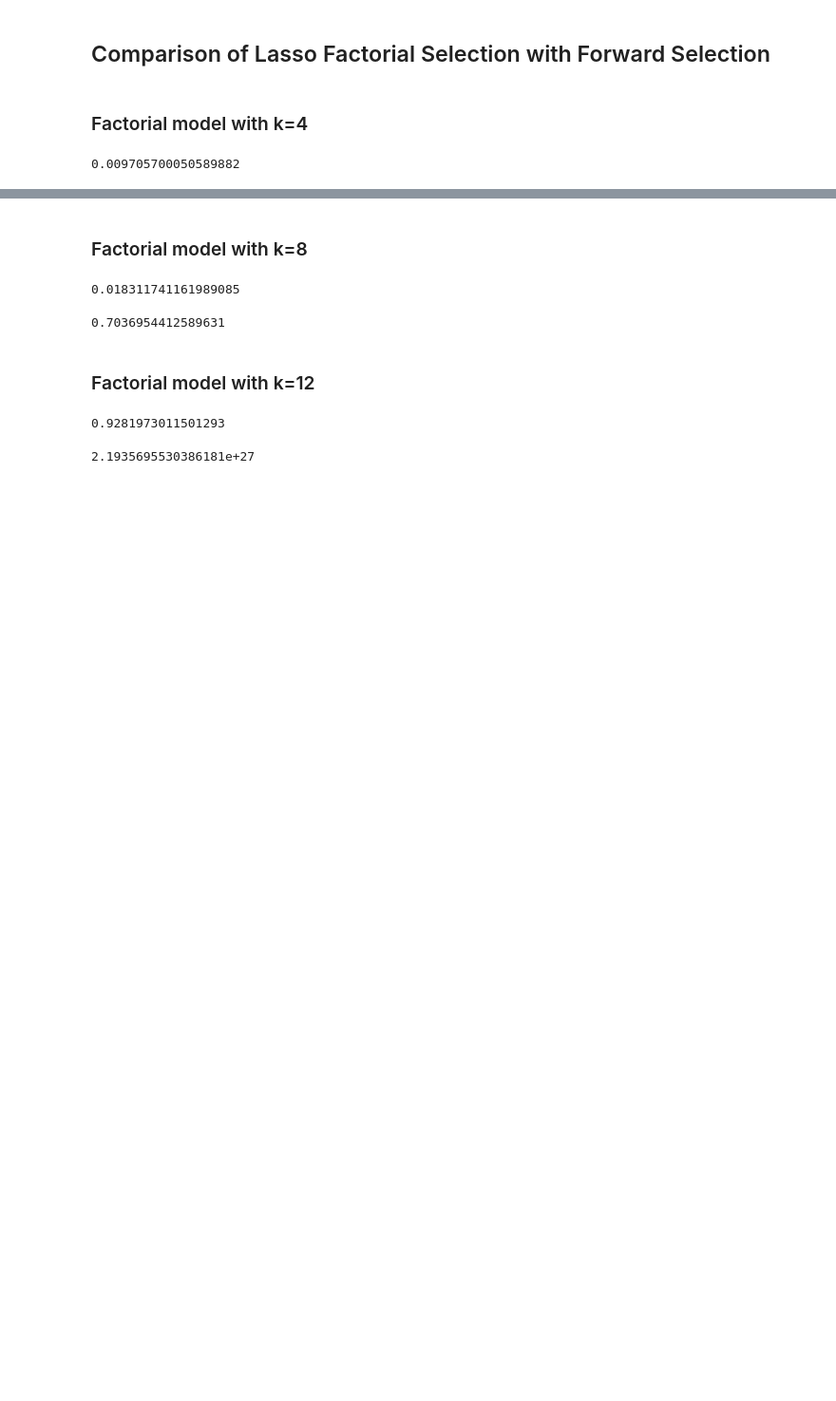
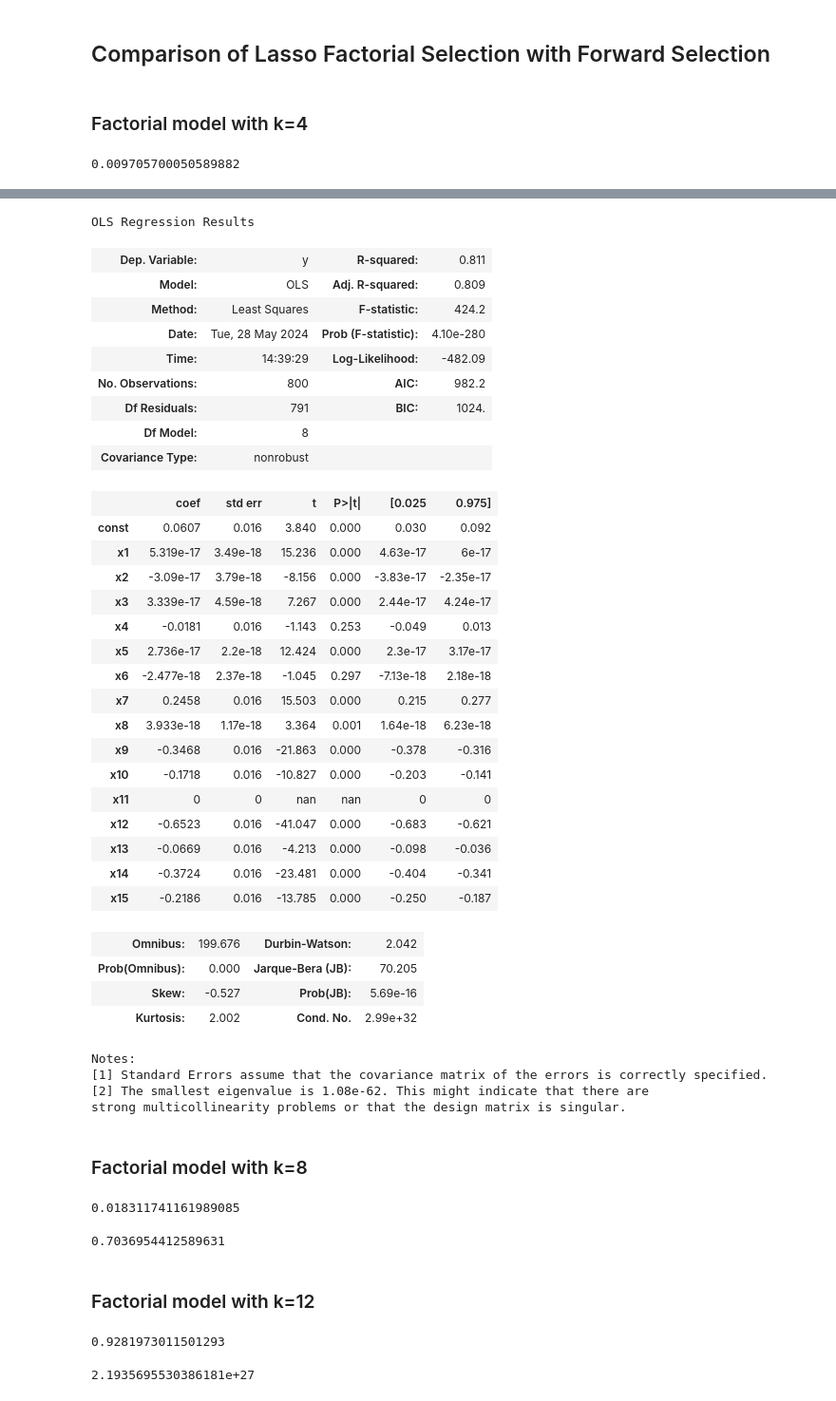
Before and after one commit to qc2321/causal-factorial, a Jupyter notebook: lasso_factorial_selection/lasso_vs_forward.ipynb, the cells around one changed output, grey strips where cells are left out. Shown: that part at 95% size. Saved outputs shown, nothing was run; the diff lists cells and outputs as text; code cells hidden in the pictures; blank space fills up the shorter version.

```diff
--- a/lasso_factorial_selection/lasso_vs_forward.ipynb
+++ b/lasso_factorial_selection/lasso_vs_forward.ipynb
@@ -46,3 +46,42 @@ print(fs_k4.mse)
+# %%
+# Compare betas, expected outcomes, R^2, and MSE
+fs_k4.results.summary()
+# %% [output]
+OLS Regression Results
+| Dep. Variable: | y | R-squared: | 0.811 |
+| Model: | OLS | Adj. R-squared: | 0.809 |
+| Method: | Least Squares | F-statistic: | 424.2 |
+| Date: | Tue, 28 May 2024 | Prob (F-statistic): | 4.10e-280 |
+| Time: | 14:39:29 | Log-Likelihood: | -482.09 |
+| No. Observations: | 800 | AIC: | 982.2 |
+| Df Residuals: | 791 | BIC: | 1024. |
+| Df Model: | 8 |  |  |
+| Covariance Type: | nonrobust |  |  |
+|  | coef | std err | t | P>|t| | [0.025 | 0.975] |
+| const | 0.0607 | 0.016 | 3.840 | 0.000 | 0.030 | 0.092 |
+| x1 | 5.319e-17 | 3.49e-18 | 15.236 | 0.000 | 4.63e-17 | 6e-17 |
+| x2 | -3.09e-17 | 3.79e-18 | -8.156 | 0.000 | -3.83e-17 | -2.35e-17 |
+| x3 | 3.339e-17 | 4.59e-18 | 7.267 | 0.000 | 2.44e-17 | 4.24e-17 |
+| x4 | -0.0181 | 0.016 | -1.143 | 0.253 | -0.049 | 0.013 |
+| x5 | 2.736e-17 | 2.2e-18 | 12.424 | 0.000 | 2.3e-17 | 3.17e-17 |
+| x6 | -2.477e-18 | 2.37e-18 | -1.045 | 0.297 | -7.13e-18 | 2.18e-18 |
+| x7 | 0.2458 | 0.016 | 15.503 | 0.000 | 0.215 | 0.277 |
+| x8 | 3.933e-18 | 1.17e-18 | 3.364 | 0.001 | 1.64e-18 | 6.23e-18 |
+| x9 | -0.3468 | 0.016 | -21.863 | 0.000 | -0.378 | -0.316 |
+| x10 | -0.1718 | 0.016 | -10.827 | 0.000 | -0.203 | -0.141 |
+| x11 | 0 | 0 | nan | nan | 0 | 0 |
+| x12 | -0.6523 | 0.016 | -41.047 | 0.000 | -0.683 | -0.621 |
+| x13 | -0.0669 | 0.016 | -4.213 | 0.000 | -0.098 | -0.036 |
+| x14 | -0.3724 | 0.016 | -23.481 | 0.000 | -0.404 | -0.341 |
+| x15 | -0.2186 | 0.016 | -13.785 | 0.000 | -0.250 | -0.187 |
+| Omnibus: | 199.676 | Durbin-Watson: | 2.042 |
+| Prob(Omnibus): | 0.000 | Jarque-Bera (JB): | 70.205 |
+| Skew: | -0.527 | Prob(JB): | 5.69e-16 |
+| Kurtosis: | 2.002 | Cond. No. | 2.99e+32 |
+Notes:
+[1] Standard Errors assume that the covariance matrix of the errors is correctly specified.
+[2] The smallest eigenvalue is 1.08e-62. This might indicate that there are
+strong multicollinearity problems or that the design matrix is singular.
 # %% [markdown]
 ### Factorial model with k=8
 # %%
```
Also changed, not shown: parts of 1 cell of this notebook, 2 other files.
